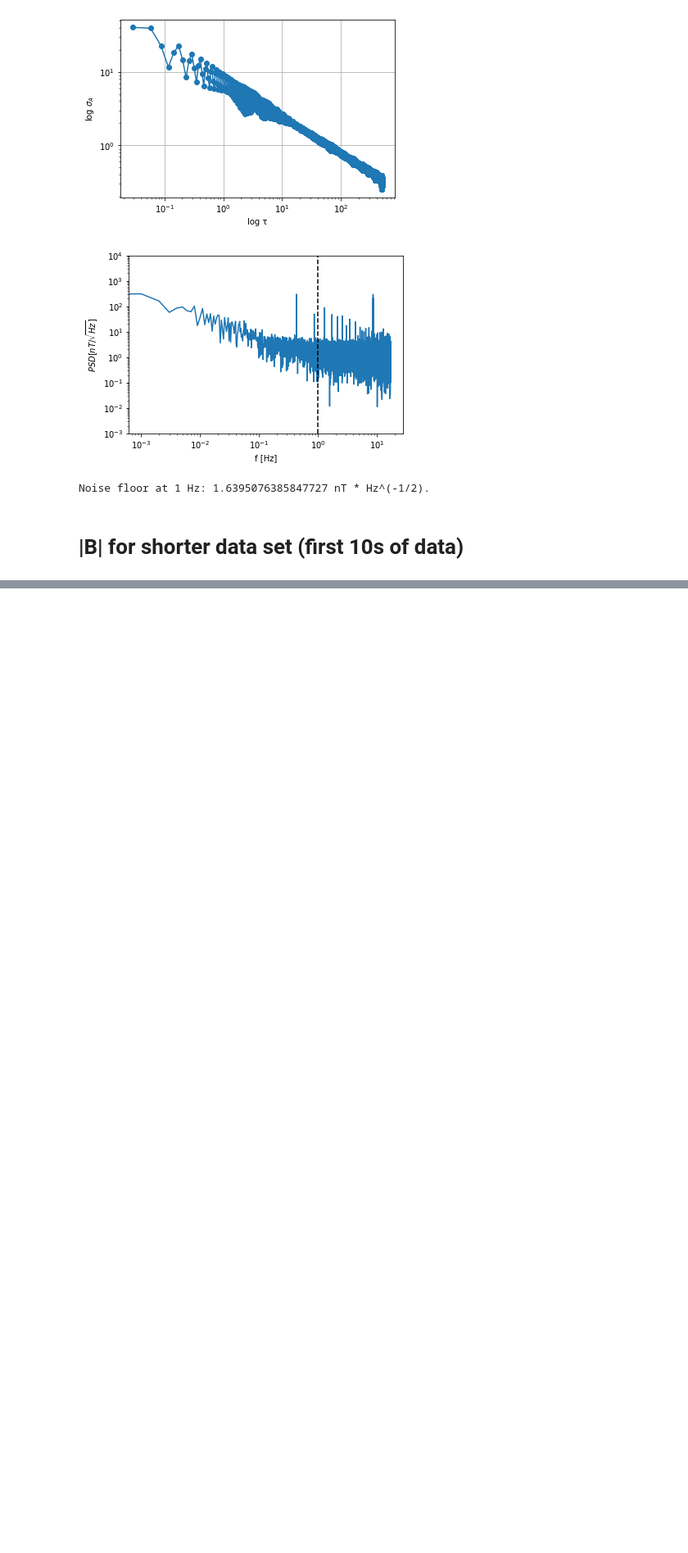
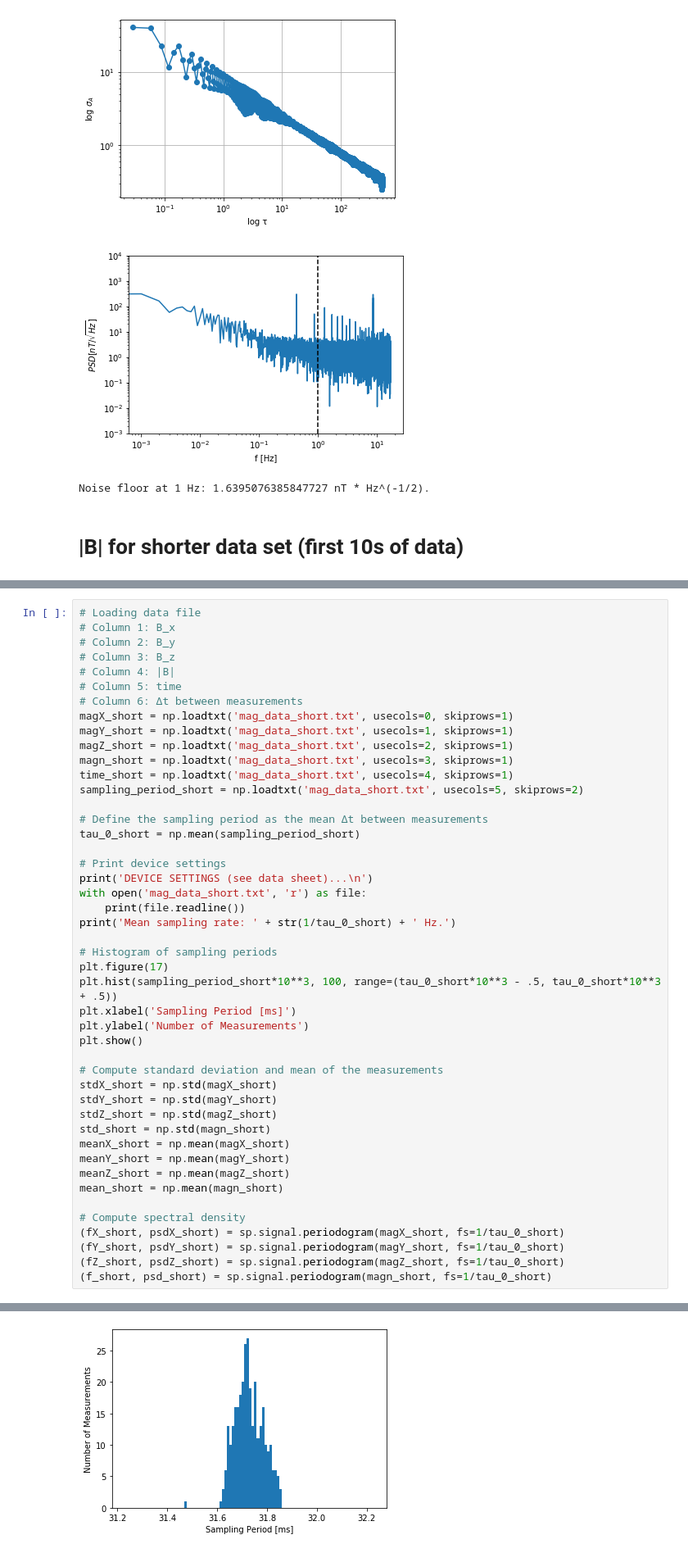
Before and after one commit to OregonIons/RM3100-Magnetic-Sensor, a Jupyter notebook: rm3100_adev.ipynb, the cells around one changed output, grey strips where cells are left out. Shown: that part at 82% size. Cells and saved outputs as stored; diff of their text form; blank space fills up the shorter version.

```diff
--- a/rm3100_adev.ipynb
+++ b/rm3100_adev.ipynb
@@ -279,0 +283,47 @@ plt.show()
+# %%
+# Loading data file
+# Column 1: B_x
+# Column 2: B_y
+# Column 3: B_z
+# Column 4: |B|
+# Column 5: time
+# Column 6: Δt between measurements
+magX_short = np.loadtxt('mag_data_short.txt', usecols=0, skiprows=1)
+magY_short = np.loadtxt('mag_data_short.txt', usecols=1, skiprows=1)
+magZ_short = np.loadtxt('mag_data_short.txt', usecols=2, skiprows=1)
+magn_short = np.loadtxt('mag_data_short.txt', usecols=3, skiprows=1)
+time_short = np.loadtxt('mag_data_short.txt', usecols=4, skiprows=1)
+sampling_period_short = np.loadtxt('mag_data_short.txt', usecols=5, skiprows=2)
+
+# Define the sampling period as the mean Δt between measurements
+tau_0_short = np.mean(sampling_period_short)
+
+# Print device settings
+print('DEVICE SETTINGS (see data sheet)...\n')
+with open('mag_data_short.txt', 'r') as file:
+    print(file.readline())
+print('Mean sampling rate: ' + str(1/tau_0_short) + ' Hz.')
+
+# Histogram of sampling periods
+plt.figure(17)
+plt.hist(sampling_period_short*10**3, 100, range=(tau_0_short*10**3 - .5, tau_0_short*10**3 + .5))
+plt.xlabel('Sampling Period [ms]')
+plt.ylabel('Number of Measurements')
+plt.show()
+
+# Compute standard deviation and mean of the measurements
+stdX_short = np.std(magX_short)
+stdY_short = np.std(magY_short)
+stdZ_short = np.std(magZ_short)
+std_short = np.std(magn_short)
+meanX_short = np.mean(magX_short)
+meanY_short = np.mean(magY_short)
+meanZ_short = np.mean(magZ_short)
+mean_short = np.mean(magn_short)
+
+# Compute spectral density
+(fX_short, psdX_short) = sp.signal.periodogram(magX_short, fs=1/tau_0_short)
+(fY_short, psdY_short) = sp.signal.periodogram(magY_short, fs=1/tau_0_short)
+(fZ_short, psdZ_short) = sp.signal.periodogram(magZ_short, fs=1/tau_0_short)
+(f_short, psd_short) = sp.signal.periodogram(magn_short, fs=1/tau_0_short)
+# %% [output]
@@ -279,0 +335 @@ plt.show()
+[figure, added]
```
Also changed, not shown: parts of 5 cells of this notebook, 1 other file.
